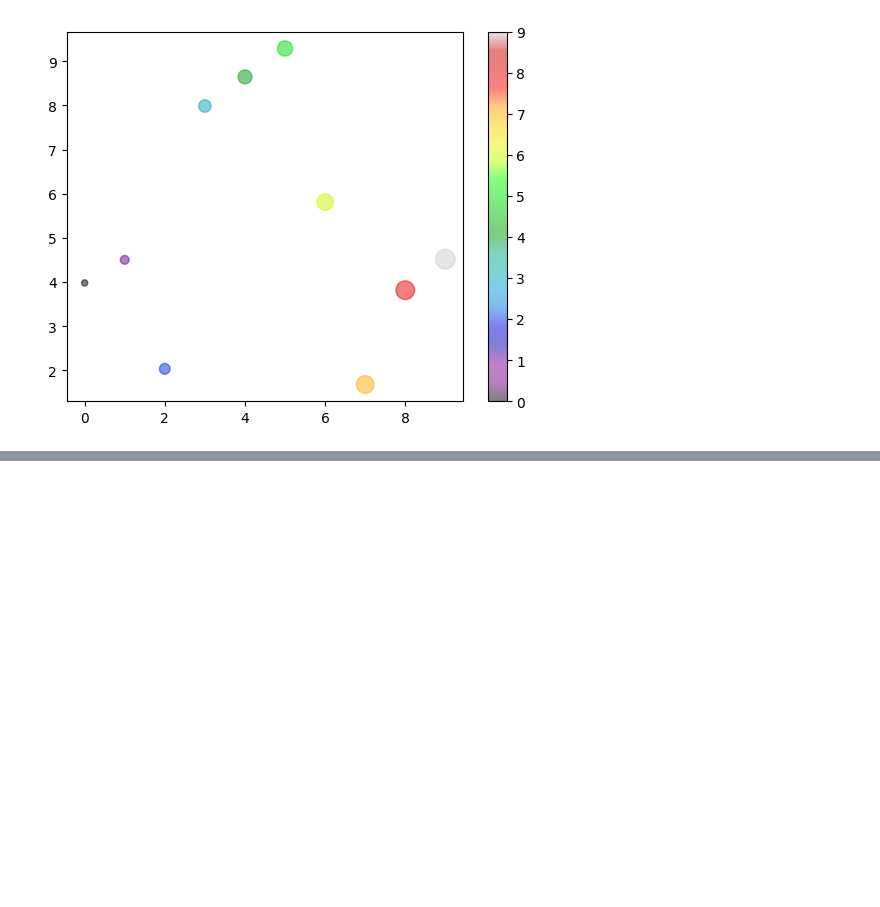
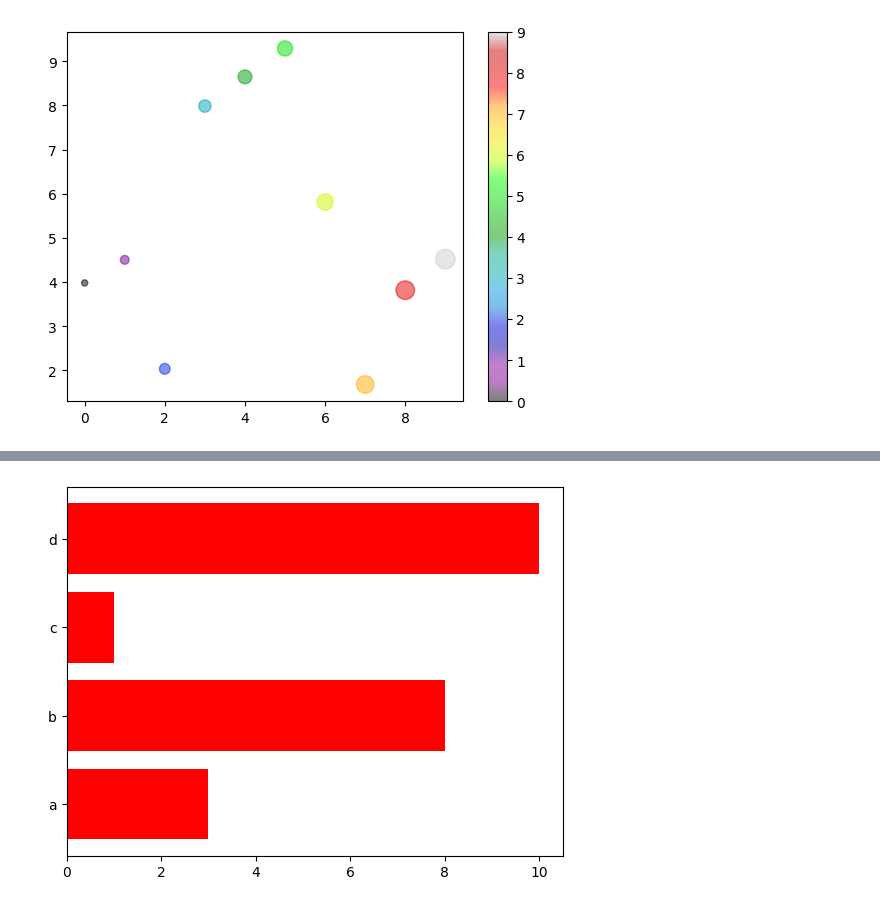
Before and after one commit to Praruj/Pandas_Practise_Portfolio, a Jupyter notebook: Notebooks/Matplotlib.ipynb, the cells around one changed output, grey strips where cells are left out. Drawn from its saved outputs; the diff is of its cells as text; code cells hidden in the pictures; blank space fills up the shorter version.

```diff
--- a/Notebooks/Matplotlib.ipynb
+++ b/Notebooks/Matplotlib.ipynb
@@ -395,0 +408,9 @@ plt.show()
+# %%
+# on using barh() to display the bar horizontally. Similarly, barh() and bar
+
+x=np.array(["a","b","c","d"])
+y=np.array([3,8,1,10])
+plt.barh(x,y , color="red")
+plt.show()
+# %% [output]
+[figure, added]
```
Also changed, not shown: parts of 5 cells of this notebook.
